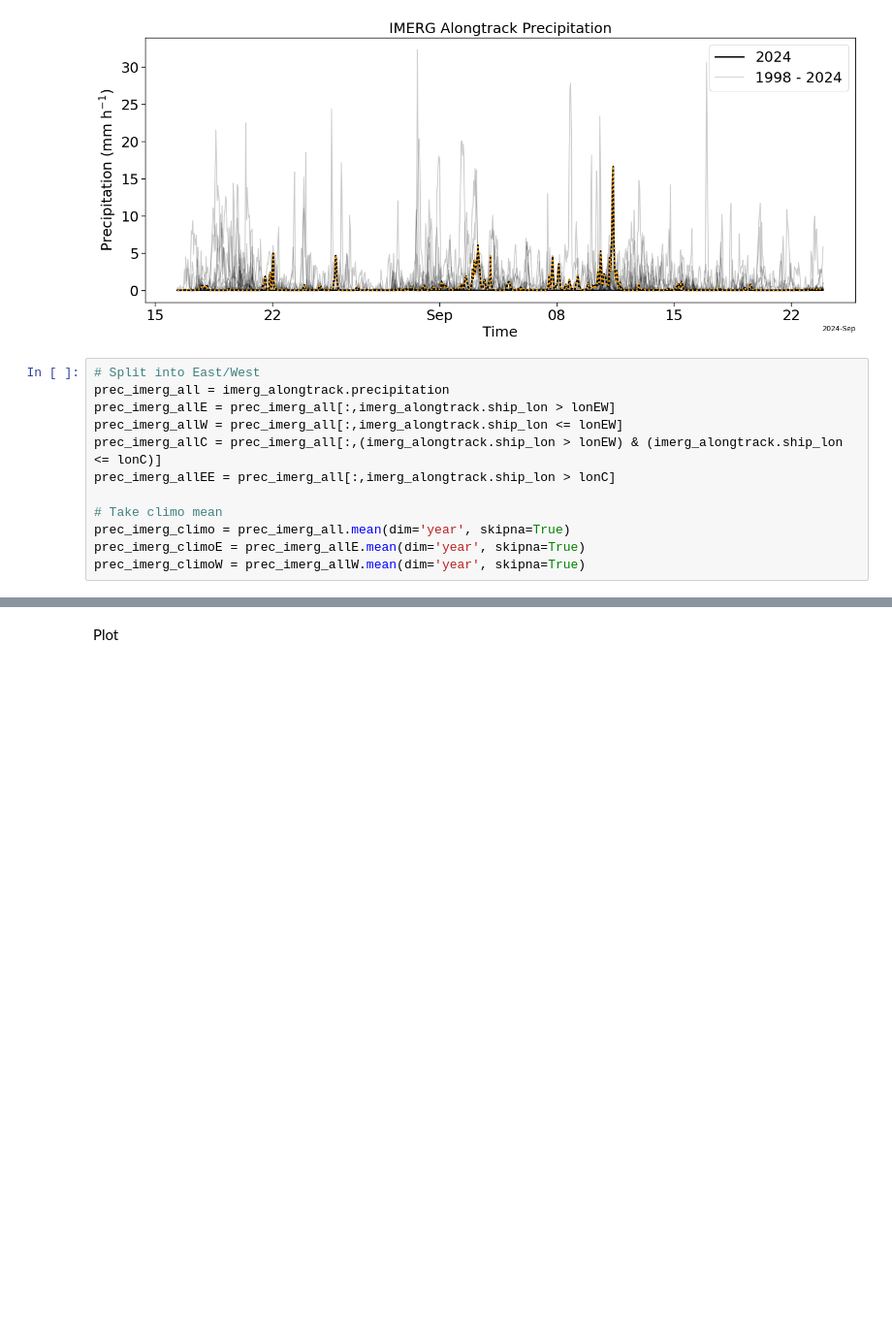
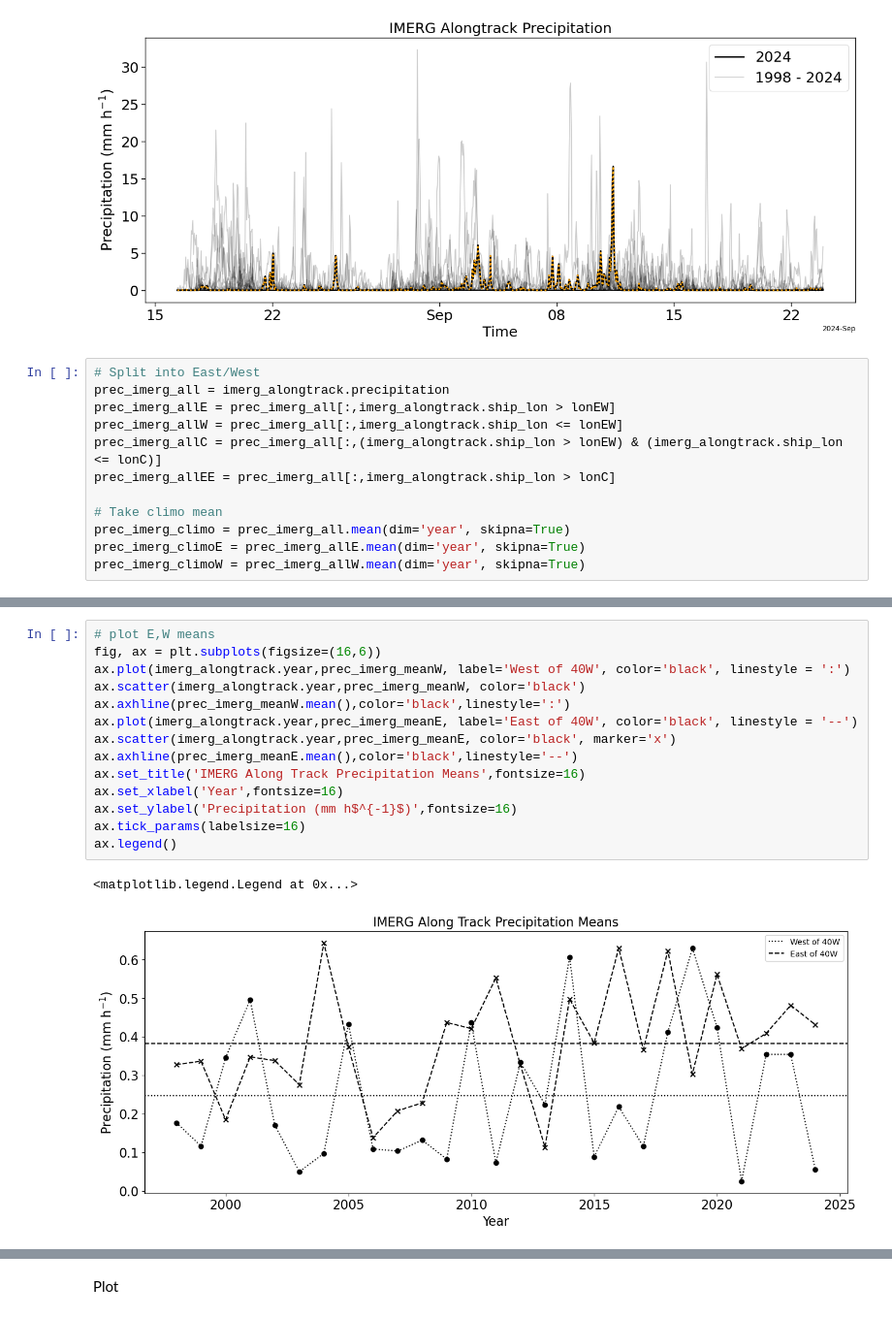
Before and after one commit to allison-wing/PICCOLO, a Jupyter notebook: plot_pdf_EW.ipynb, the cells around one changed output, grey strips where cells are left out. Shown at 97% size. Cells and saved outputs as stored; diff of their text form; blank space fills up the shorter version.

```diff
--- a/plot_pdf_EW.ipynb
+++ b/plot_pdf_EW.ipynb
@@ -1592,0 +1591,17 @@ Coordinates:
+# %%
+# plot E,W means
+fig, ax = plt.subplots(figsize=(16,6))
+ax.plot(imerg_alongtrack.year,prec_imerg_meanW, label='West of 40W', color='black', linestyle = ':')
+ax.scatter(imerg_alongtrack.year,prec_imerg_meanW, color='black')
+ax.axhline(prec_imerg_meanW.mean(),color='black',linestyle=':')
+ax.plot(imerg_alongtrack.year,prec_imerg_meanE, label='East of 40W', color='black', linestyle = '--')
+ax.scatter(imerg_alongtrack.year,prec_imerg_meanE, color='black', marker='x')
+ax.axhline(prec_imerg_meanE.mean(),color='black',linestyle='--')
+ax.set_title('IMERG Along Track Precipitation Means',fontsize=16)
+ax.set_xlabel('Year',fontsize=16)
+ax.set_ylabel('Precipitation (mm h$^{-1}$)',fontsize=16)
+ax.tick_params(labelsize=16)
+ax.legend()
+# %% [output]
+<matplotlib.legend.Legend at 0x...>
+[figure, added]
```
Also changed, not shown: parts of 7 cells of this notebook.
